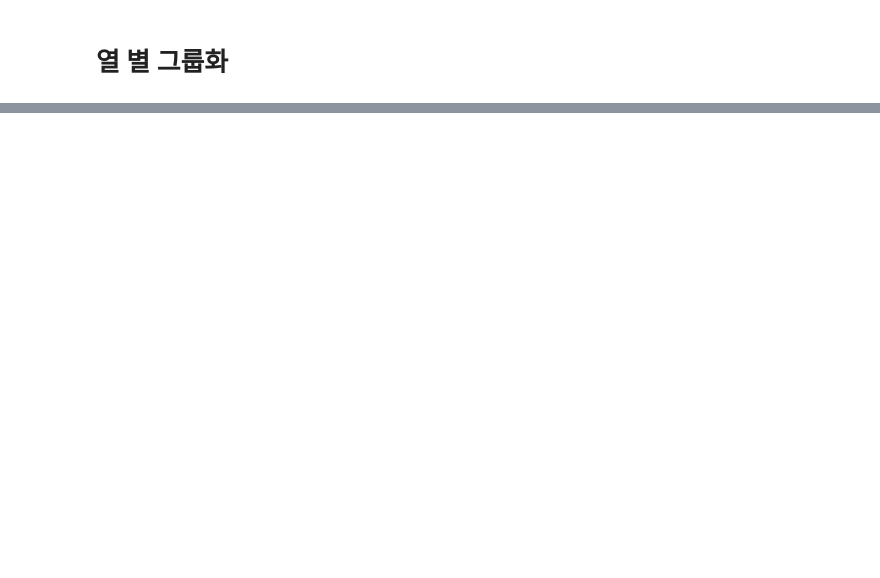
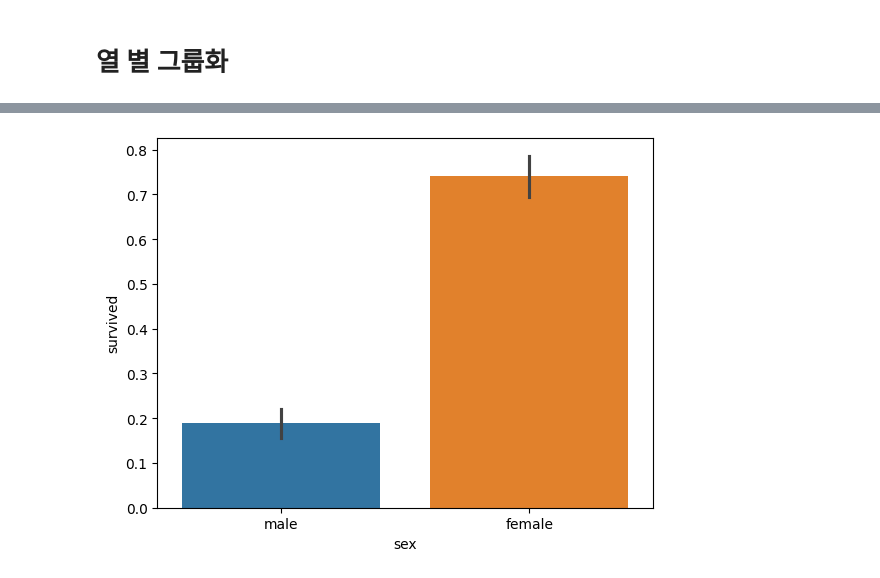
Before and after one commit to wamong/2025-1-myclass-BDA, a Jupyter notebook: inclass/04w_B_wed_0326_dataframe_application.ipynb, the cells around one changed output, grey strips where cells are left out. Cells and saved outputs as stored; diff of their text form; code cells hidden in the pictures; blank space fills up the shorter version.

```diff
--- a/inclass/04w_B_wed_0326_dataframe_application.ipynb
+++ b/inclass/04w_B_wed_0326_dataframe_application.ipynb
@@ -463,0 +519,4 @@ dtype: int64
+# %%
+sns.barplot(data=titanic, x="sex", y="survived", hue="sex");
+# %% [output]
+[figure, added]
```
Also changed, not shown: parts of 66 cells of this notebook.
